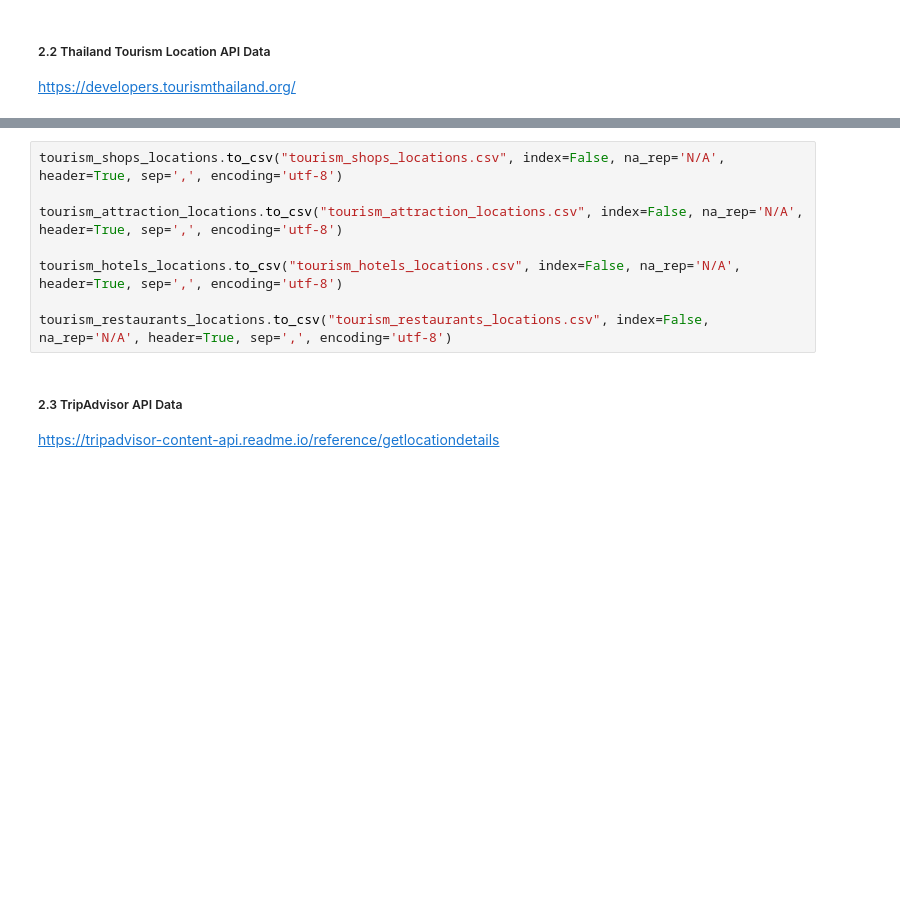
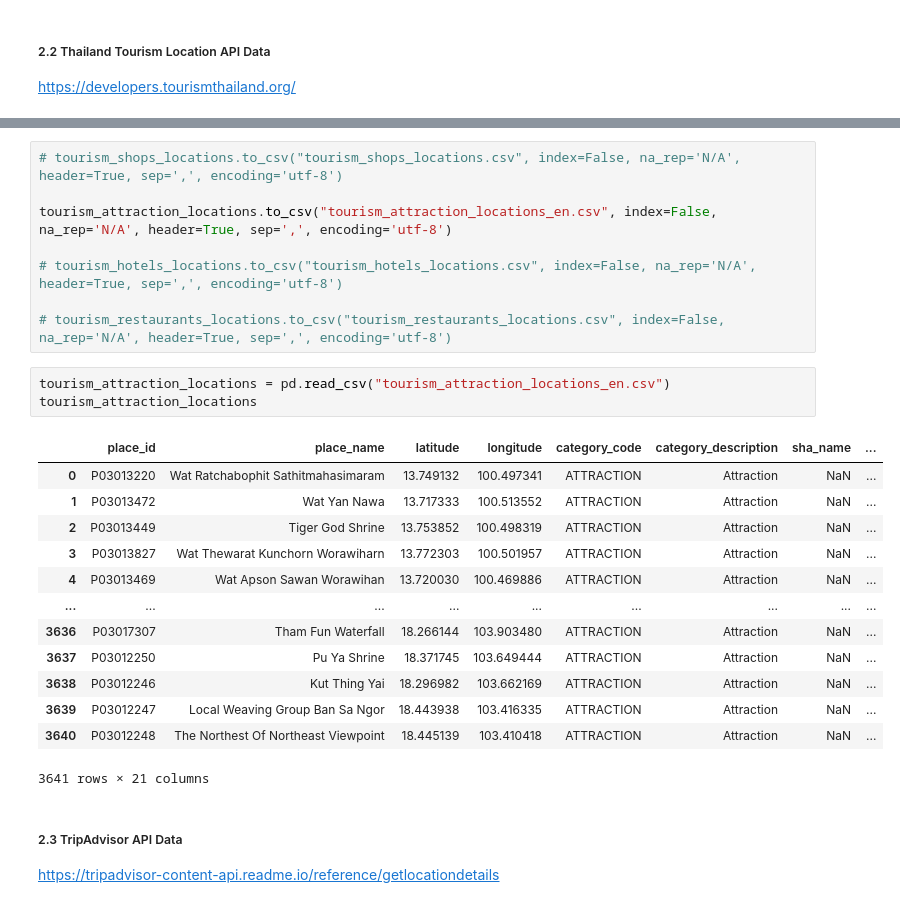
Before and after one commit to ittichaib/IS_Project_Thailand_Tourism_Recommendation, a Jupyter notebook: data_preparation.ipynb, the cells around one changed output, grey strips where cells are left out. Drawn from its saved outputs; the diff is of its cells as text; blank space fills up the shorter version.

```diff
--- a/data_preparation.ipynb
+++ b/data_preparation.ipynb
@@ -203,11 +145,28 @@ tourism_restaurants_locations
 # %%
-tourism_shops_locations.to_csv("tourism_shops_locations.csv", index=False, na_rep='N/A', header=True, sep=',', encoding='utf-8')
+# tourism_shops_locations.to_csv("tourism_shops_locations.csv", index=False, na_rep='N/A', header=True, sep=',', encoding='utf-8')
 
-tourism_attraction_locations.to_csv("tourism_attraction_locations.csv", index=False, na_rep='N/A', header=True, sep=',', encoding='utf-8')
+tourism_attraction_locations.to_csv("tourism_attraction_locations_en.csv", index=False, na_rep='N/A', header=True, sep=',', encoding='utf-8')
 
-tourism_hotels_locations.to_csv("tourism_hotels_locations.csv", index=False, na_rep='N/A', header=True, sep=',', encoding='utf-8')
+# tourism_hotels_locations.to_csv("tourism_hotels_locations.csv", index=False, na_rep='N/A', header=True, sep=',', encoding='utf-8')
 
-tourism_restaurants_locations.to_csv("tourism_restaurants_locations.csv", index=False, na_rep='N/A', header=True, sep=',', encoding='utf-8')
+# tourism_restaurants_locations.to_csv("tourism_restaurants_locations.csv", index=False, na_rep='N/A', header=True, sep=',', encoding='utf-8')
+# %%
+tourism_attraction_locations = pd.read_csv("tourism_attraction_locations_en.csv")
+tourism_attraction_locations
+# %% [output]
+|  | place_id | place_name | latitude | longitude | category_code | category_description | sha_name | ... |
+| 0 | P03013220 | Wat Ratchabophit Sathitmahasimaram | 13.749132 | 100.497341 | ATTRACTION | Attraction | NaN | ... |
+| 1 | P03013472 | Wat Yan Nawa | 13.717333 | 100.513552 | ATTRACTION | Attraction | NaN | ... |
+| 2 | P03013449 | Tiger God Shrine | 13.753852 | 100.498319 | ATTRACTION | Attraction | NaN | ... |
+| 3 | P03013827 | Wat Thewarat Kunchorn Worawiharn | 13.772303 | 100.501957 | ATTRACTION | Attraction | NaN | ... |
+| 4 | P03013469 | Wat Apson Sawan Worawihan | 13.720030 | 100.469886 | ATTRACTION | Attraction | NaN | ... |
+| ... | ... | ... | ... | ... | ... | ... | ... | ... |
+| 3636 | P03017307 | Tham Fun Waterfall | 18.266144 | 103.903480 | ATTRACTION | Attraction | NaN | ... |
+| 3637 | P03012250 | Pu Ya Shrine | 18.371745 | 103.649444 | ATTRACTION | Attraction | NaN | ... |
+| 3638 | P03012246 | Kut Thing Yai | 18.296982 | 103.662169 | ATTRACTION | Attraction | NaN | ... |
+| 3639 | P03012247 | Local Weaving Group Ban Sa Ngor | 18.443938 | 103.416335 | ATTRACTION | Attraction | NaN | ... |
+| 3640 | P03012248 | The Northest Of Northeast Viewpoint | 18.445139 | 103.410418 | ATTRACTION | Attraction | NaN | ... |
+3641 rows × 21 columns
 # %% [markdown]
 ##### 2.3 TripAdvisor API Data <br>
 https://tripadvisor-content-api.readme.io/reference/getlocationdetails
```
Also changed, not shown: parts of 13 cells of this notebook, 5 other files.
